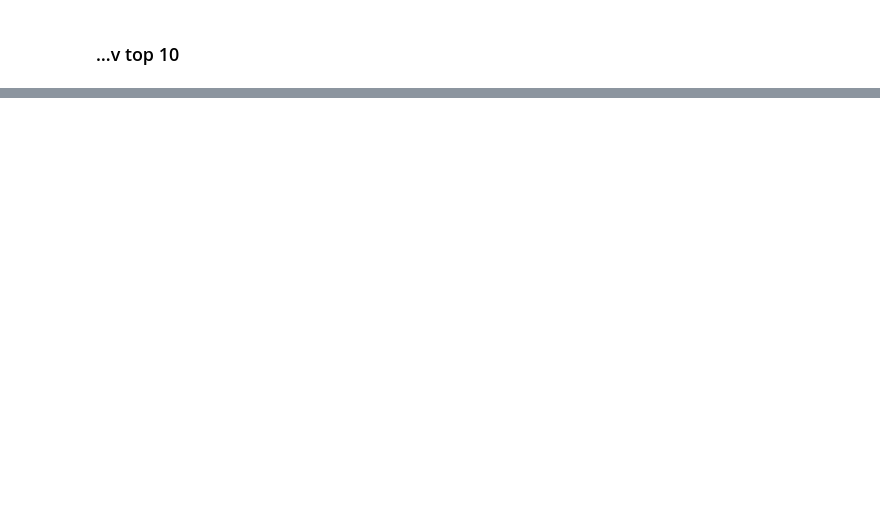
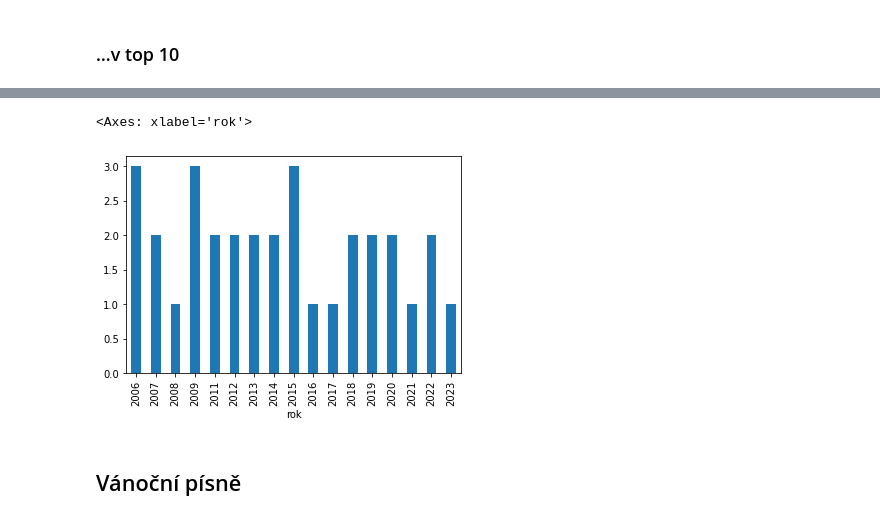
Before and after one commit to DataRozhlas/hitparady, a Jupyter notebook: 100 explorace CZ - RADIO - TOP 100.ipynb, the cells around one changed output, grey strips where cells are left out. Saved outputs shown, nothing was run; the diff lists cells and outputs as text; code cells hidden in the pictures; blank space fills up the shorter version.

```diff
--- a/100 explorace CZ - RADIO - TOP 100.ipynb
+++ b/100 explorace CZ - RADIO - TOP 100.ipynb
@@ -89,0 +126,7 @@ Name: track, dtype: int64
+# %%
+df[df['interpret'].str.lower().str.contains('žbirk',na=False)].groupby(['rok'])['track'].nunique().plot.bar()
+# %% [output]
+<Axes: xlabel='rok'>
+[figure, added]
+# %% [markdown]
+## Vánoční písně
```
Also changed, not shown: parts of 16 cells of this notebook, 27 other files.
